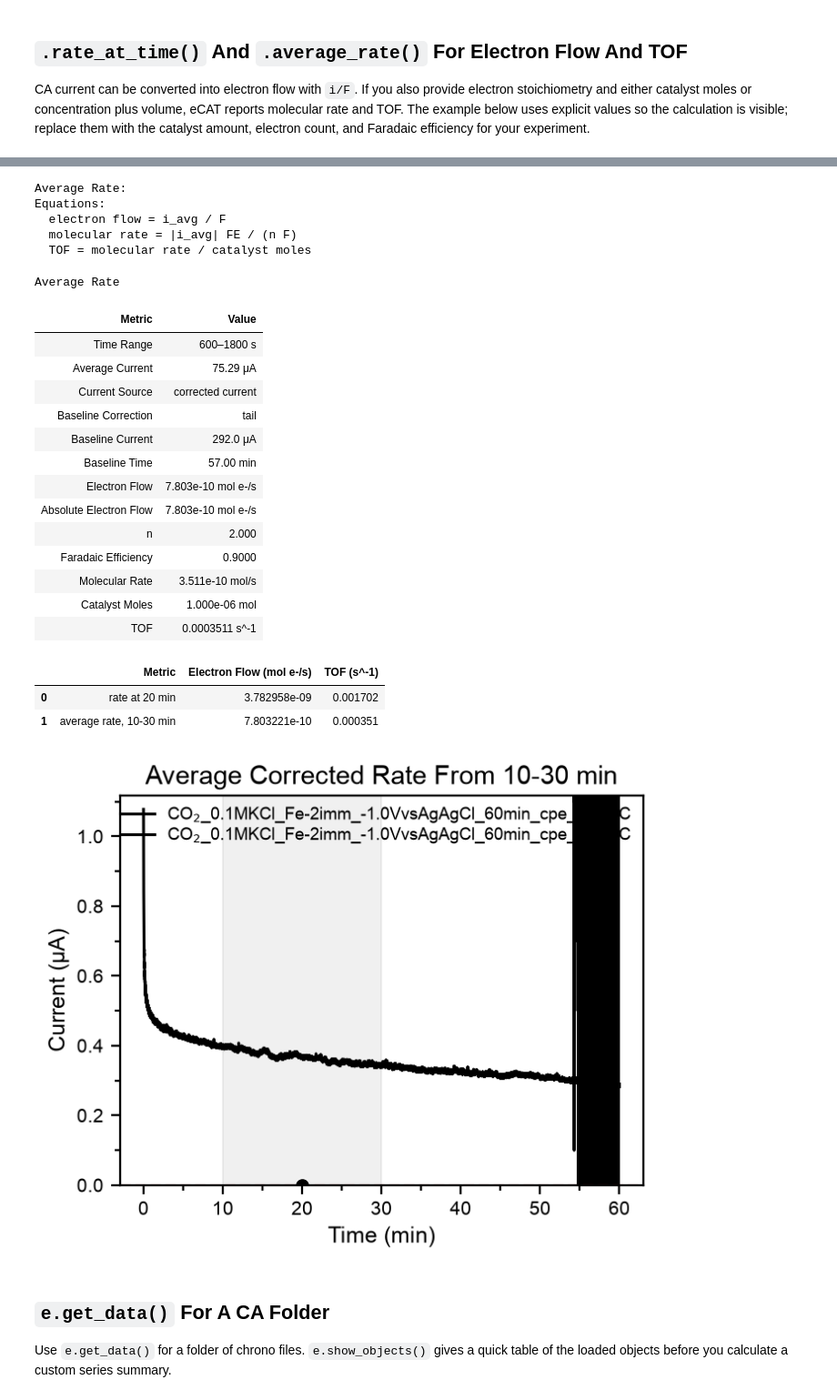
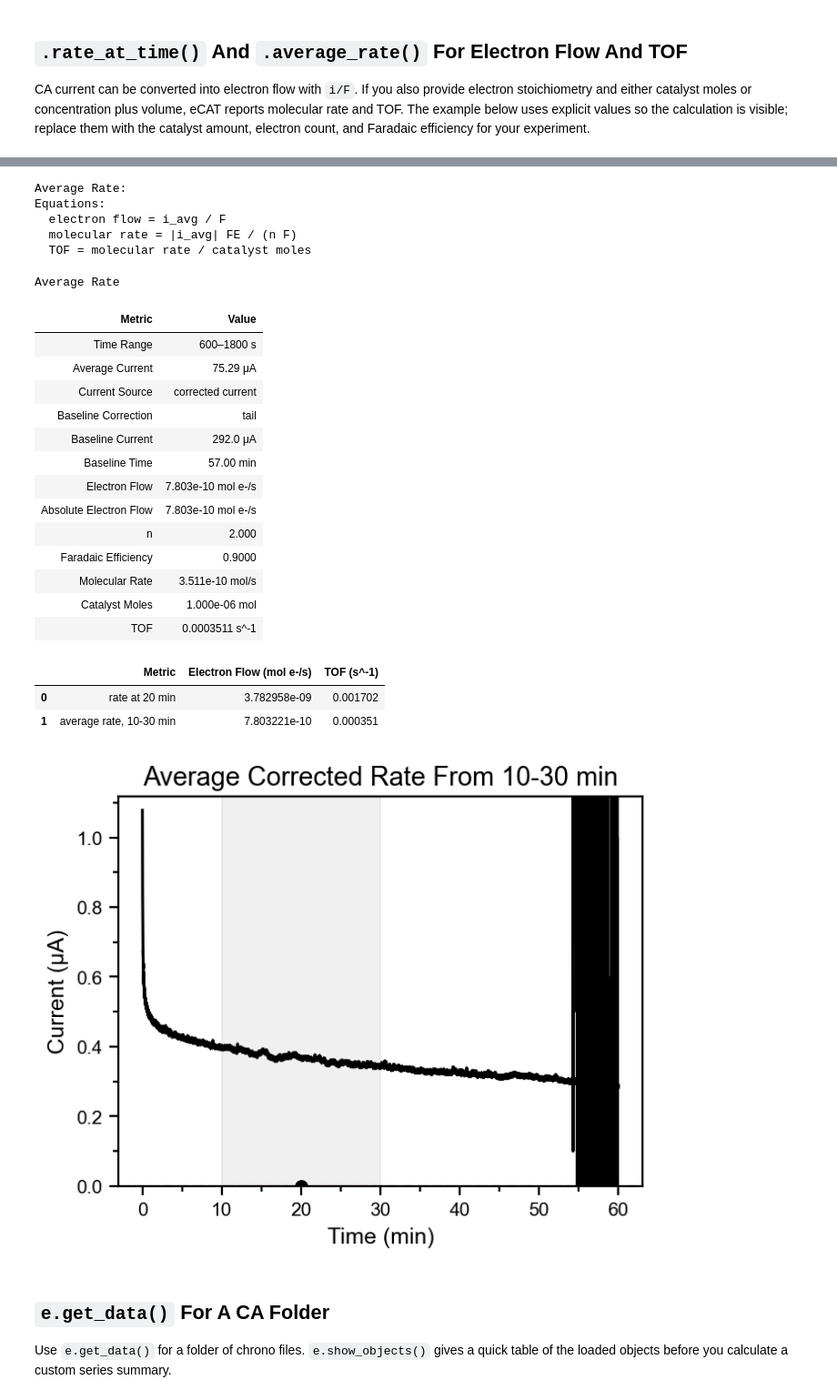
Before and after one commit to ljelissiry/eCAT, a Jupyter notebook: notebooks/06_ca_cp_basics.ipynb, the cells around one changed output, grey strips where cells are left out. Shown at 91% size. Saved outputs shown, nothing was run; the diff lists cells and outputs as text; code cells hidden in the pictures.

```diff
--- a/notebooks/06_ca_cp_basics.ipynb
+++ b/notebooks/06_ca_cp_basics.ipynb
@@ -211,6 +214,7 @@ CA current can be converted into electron flow with `i/F`. If you also provide e
 # %%
 rate_at_20_min = ca.rate_at_time(20 * 60, {
     "plot": True,
+    "legend": False,
     "print": True,
     "num electrons": 2,
     "faradaic efficiency": "90%",
@@ -220,6 +224,7 @@ rate_at_20_min = ca.rate_at_time(20 * 60, {
 
 average_rate_10_30_min = ca.average_rate([10 * 60, 30 * 60], {
     "plot": True,
+    "legend": False,
     "print": True,
     "corrected current": True,
     "baseline correction": True,
@@ -256,34 +261,34 @@ Rate At Time
 | Electron Flow | 3.783e-09 mol e-/s |
 | Absolute Electron Flow | 3.783e-09 mol e-/s |
 | n | 2.000 |
 | Faradaic Efficiency | 0.9000 |
 | Molecular Rate | 1.702e-09 mol/s |
 | Catalyst Moles | 1.000e-06 mol |
 | TOF | 0.001702 s^-1 |
 Average Rate:
 Equations:
   electron flow = i_avg / F
   molecular rate = |i_avg| FE / (n F)
   TOF = molecular rate / catalyst moles
 Average Rate
 | Metric | Value |
 | Time Range | 600–1800 s |
 | Average Current | 75.29 μA |
 | Current Source | corrected current |
 | Baseline Correction | tail |
 | Baseline Current | 292.0 μA |
 | Baseline Time | 57.00 min |
 | Electron Flow | 7.803e-10 mol e-/s |
 | Absolute Electron Flow | 7.803e-10 mol e-/s |
 | n | 2.000 |
 | Faradaic Efficiency | 0.9000 |
 | Molecular Rate | 3.511e-10 mol/s |
 | Catalyst Moles | 1.000e-06 mol |
 | TOF | 0.0003511 s^-1 |
 |  | Metric | Electron Flow (mol e-/s) | TOF (s^-1) |
 | 0 | rate at 20 min | 3.782958e-09 | 0.001702 |
 | 1 | average rate, 10-30 min | 7.803221e-10 | 0.000351 |
-[figure, old version]
+[figure, new version]
 # %% [markdown]
 ## `e.get_data()` For A CA Folder
 
```
Also changed, not shown: parts of 9 cells of this notebook, 20 other files.
